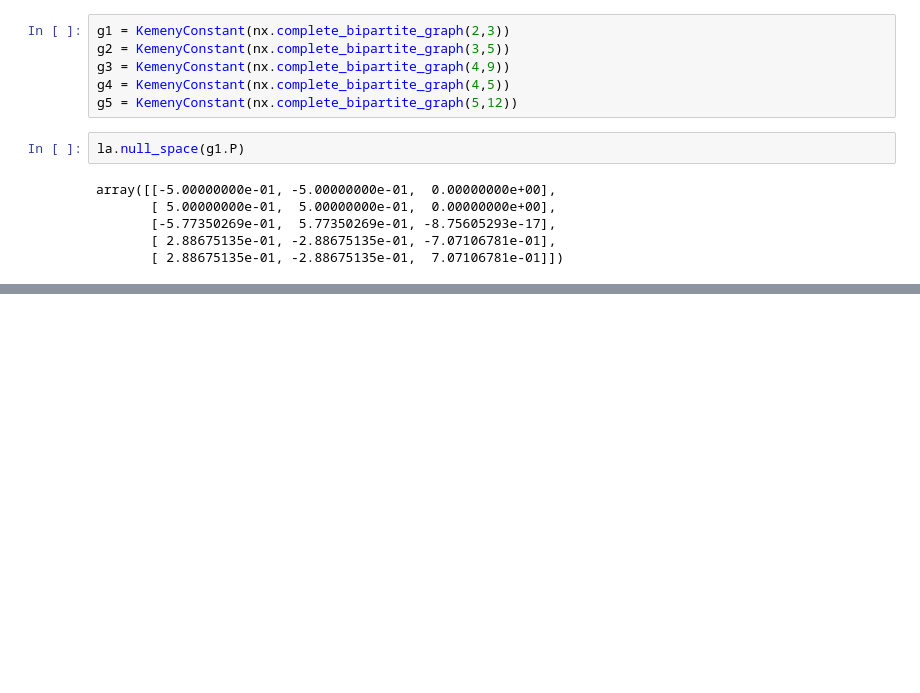
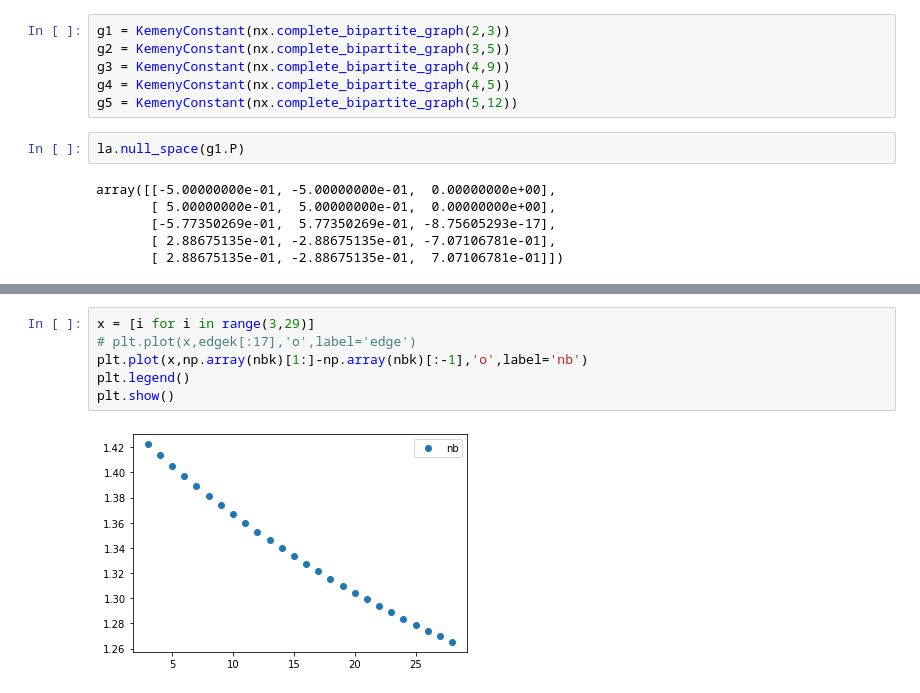
Before and after one commit to cglover13/research, a Jupyter notebook: Kempton/kemeny_constant.ipynb, the cells around one changed output, grey strips where cells are left out. Drawn from its saved outputs; the diff is of its cells as text; blank space fills up the shorter version.

```diff
--- a/Kempton/kemeny_constant.ipynb
+++ b/Kempton/kemeny_constant.ipynb
@@ -517,0 +620,8 @@ array([[-5.00000000e-01, -5.00000000e-01,  0.00000000e+00],
+# %%
+x = [i for i in range(3,29)]
+# plt.plot(x,edgek[:17],'o',label='edge')
+plt.plot(x,np.array(nbk)[1:]-np.array(nbk)[:-1],'o',label='nb')
+plt.legend()
+plt.show()
+# %% [output]
+[figure, added]
```
Also changed, not shown: parts of 33 cells of this notebook, 15 other files.
